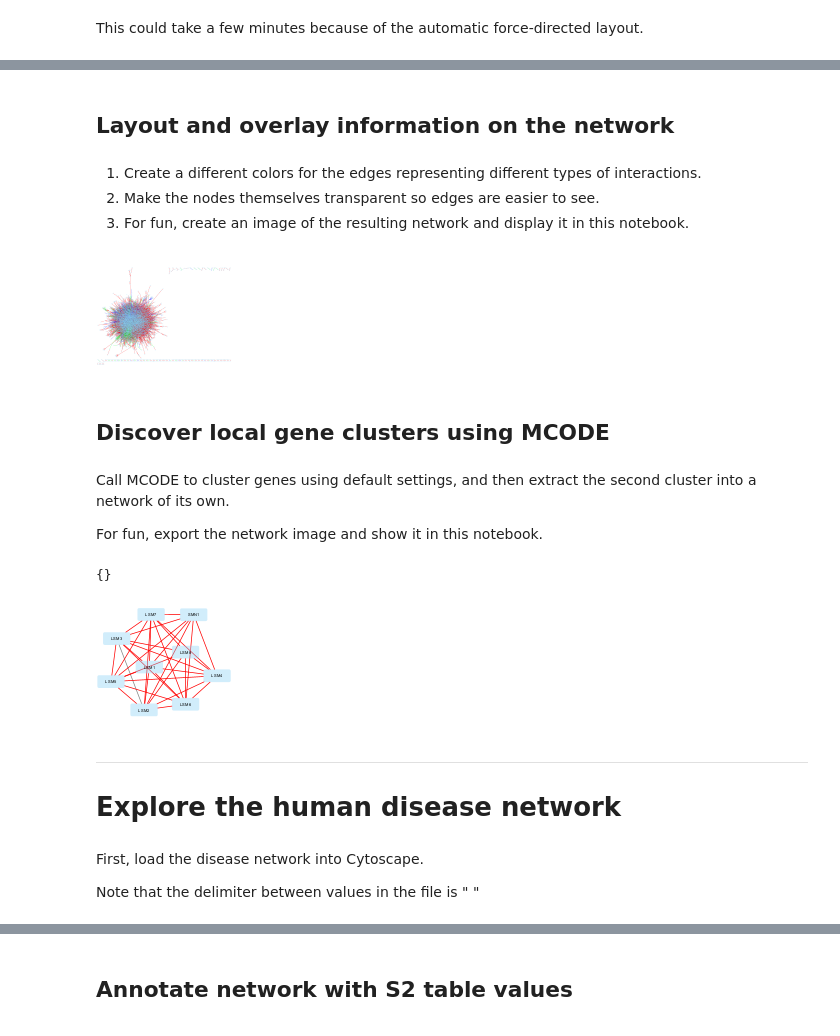
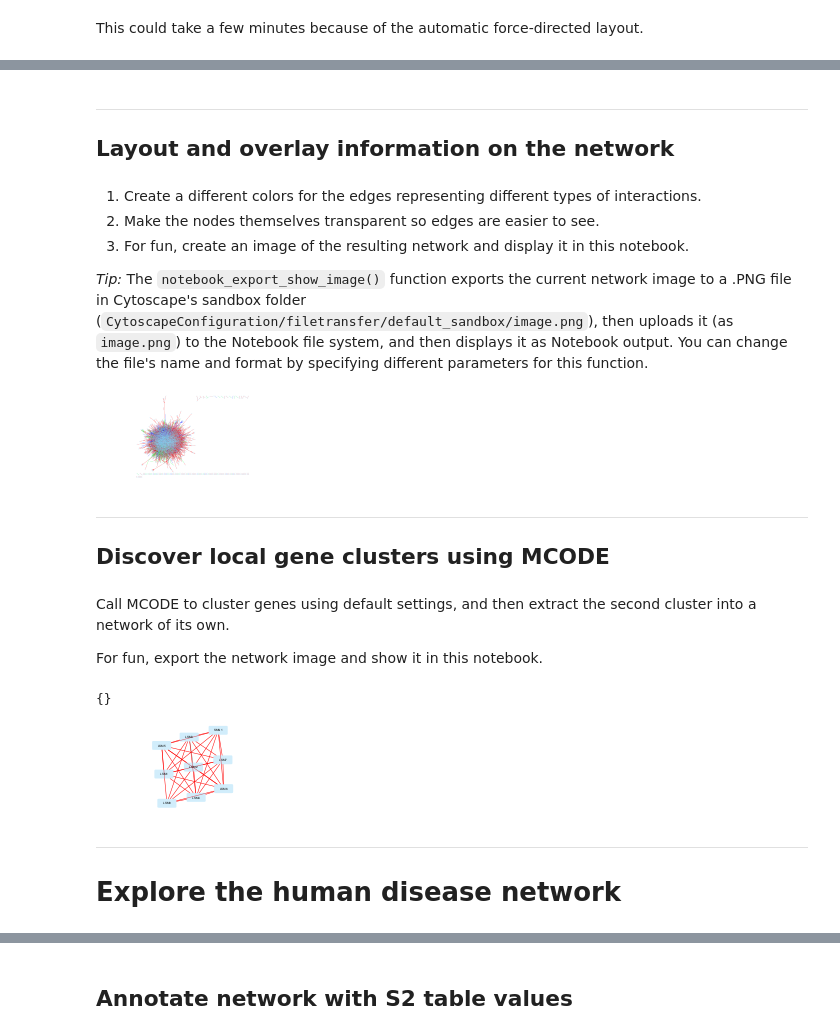
Before and after one commit to bdemchak/cytoscape-jupyter, a Jupyter notebook: gangsu/basic_protocol_2.ipynb, the cells around one changed output, grey strips where cells are left out. Drawn from its saved outputs; the diff is of its cells as text; code cells hidden in the pictures.

```diff
--- a/gangsu/basic_protocol_2.ipynb
+++ b/gangsu/basic_protocol_2.ipynb
@@ -114,35 +132,34 @@ p4c.import_network_from_tabular_file('supplementary_tableS4.txt', first_row_as_c
 # %% [markdown]
+---
 ## Layout and overlay information on the network
 # %% [markdown]
 1.   Create a different colors for the edges representing different types of interactions.
 2.   Make the nodes themselves transparent so edges are easier to see.
 3.   For fun, create an image of the resulting network and display it in this notebook.
+
+*Tip:* The `notebook_export_show_image()` function exports the current network image to a .PNG file in Cytoscape's sandbox folder (`CytoscapeConfiguration/filetransfer/default_sandbox/image.png`), then uploads it (as `image.png`) to the Notebook file system, and then displays it as Notebook output. You can change the file's name and format by specifying different parameters for this function.
 # %%
 RED = '#ff0000'
 GREEN = '#00ff00'
 TEAL = '#00ffff'
 PURPLE = '#ff00ff'
 YELLOW = '#ffff00',
 BLUE = '#0000ff'
 GREY = '#808080'
 
 map = p4c.map_visual_property('EDGE_STROKE_UNSELECTED_PAINT', 'interaction', 'discrete',
                               ['L', 'R', 'RL', 'RS', 'RSL', 'S', 'SL'],
                               [RED, GREEN, TEAL, PURPLE, YELLOW, BLUE, GREY])
 p4c.update_style_mapping('default', map)
 
 p4c.set_node_fill_opacity_default(100, 'default')
 p4c.toggle_graphics_details()
 
-OUT_FILE = 'WholeNetwork.png'
-p4c.export_image(OUT_FILE, overwrite_file=True)
-p4c.sandbox_get_from(OUT_FILE, f'{OUTPUT_DIR}{OUT_FILE}')
-
-from IPython.display import Image, display
-display(Image(filename=f'{OUTPUT_DIR}{OUT_FILE}'))
+p4c.notebook_export_show_image()
 # %% [output]
-[figure, old version]
+[figure, new version]
 # %% [markdown]
+---
 ## Discover local gene clusters using MCODE
 # %% [markdown]
 Call MCODE to cluster genes using default settings, and then extract the second cluster into a network of its own.
@@ -153,19 +170,10 @@ p4c.install_app('MCODE')
 p4c.commands_post('mcode cluster network=""')
 p4c.commands.commands_post('mcode view id=1 rank=2')
 
-OUT_FILE = 'Cluster.png'
-p4c.export_image(OUT_FILE, overwrite_file=True)
-p4c.sandbox_get_from(OUT_FILE, f'{OUTPUT_DIR}{OUT_FILE}')
-
-from IPython.display import Image, display
-display(Image(filename=f'{OUTPUT_DIR}{OUT_FILE}'))
+p4c.notebook_export_show_image()
 # %% [output]
 {}
-[figure, old version]
+[figure, new version]
 # %% [markdown]
 ---
 # Explore the human disease network
-# %% [markdown]
-First, load the disease network into Cytoscape.
-
-Note that the delimiter between values in the file is " "
```
Also changed, not shown: parts of 30 cells of this notebook.
